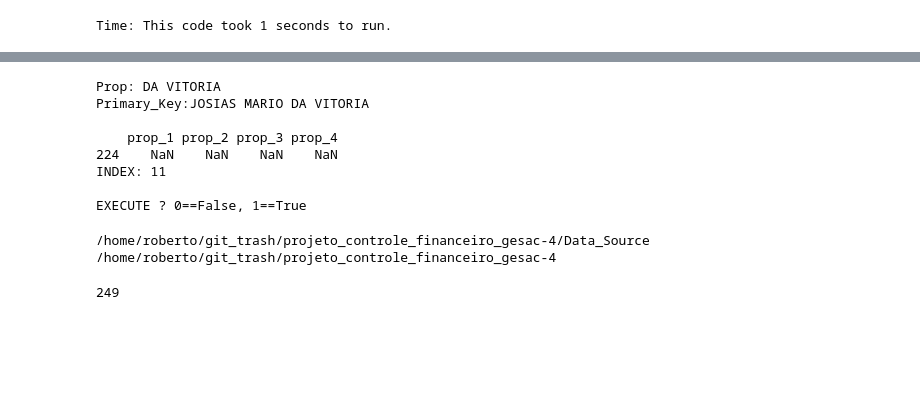
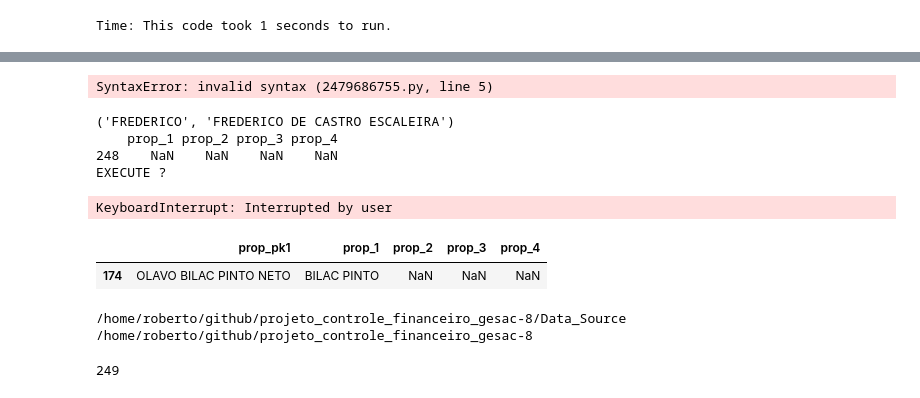
Before and after one commit to robertomdiniz5/Projeto-Controle-Financeiro-GESAC, a Jupyter notebook: controle_financeiro_gesac.ipynb, the cells around one changed output, grey strips where cells are left out. Saved outputs shown, nothing was run; the diff lists cells and outputs as text; code cells hidden in the pictures; blank space fills up the shorter version.

```diff
--- a/controle_financeiro_gesac.ipynb
+++ b/controle_financeiro_gesac.ipynb
@@ -156,7 +147,6 @@ df_sheets
 # %%
 start_time = time()
 # criando função 'regexing' p/ subst. nomes abreviados de forma a normalizar as strings
-
 
 lst_re = [
 ('PRF ','POLICIA RODOVIARIA FEDERAL '),
@@ -177,15 +167,12 @@ lst_re = [
 (r'-\s\w*',''),
 (r'\(.*\)','')]
 
-
 def regexing(value):
    for string in lst_re:
         value = re.sub(string[0],string[1],value)
    return value
 
 lst_proponente = []
-
-
 for index, prop in enumerate(df_pr['prop_pk1']):
     if df_pr['orgao'][index] == "senado":
         lst_proponente.append('SEN. ' + prop)
@@ -194,7 +181,7 @@ for index, prop in enumerate(df_pr['prop_pk1']):
     else:
         lst_proponente.append(prop)
 
-df_pr.prop_pk1 = [str(prop) for prop in df_pr.prop_pk1]
+df_pr['prop_pk1'] = [str(prop) for prop in df_pr.prop_pk1]
 
 df_pr['prop_pk2'] = lst_proponente
 
@@ -374,14 +301,0 @@ df_mt
-# %%
-for index, value in enumerate(lst_pr_no_key):
-   finding_more_prop_pks()
-   clear_output(wait=True)
-   sleep(1)1
-# %% [output]
-Prop: DA VITORIA
-Primary_Key:JOSIAS MARIO DA VITORIA
-
-    prop_1 prop_2 prop_3 prop_4
-224    NaN    NaN    NaN    NaN
-INDEX: 11
-
-EXECUTE ? 0==False, 1==True
@@ -388,11 +307,64 @@ EXECUTE ? 0==False, 1==True
+# %%
+lst_df_em_proponentes = []
+for prop in df_em['proponente'].loc[df_em['prop_pk1']=='']:
+    if prop not in lst_df_em_proponentes and prop!='NAN':
+        lst_df_em_proponentes.append(prop)
+
+props_pks = []
+for prop in lst_df_em_proponentes:
+    for prop_pk in df_pr['prop_pk1']:
+        if prop in prop_pk or prop_pk in prop:
+            props_pks.append((prop,prop_pk))
+        else:pass
+# %%
+#criando lista das colunas referente ao nome dos proponentes
+
+name = 'DA VITORIA'
+
+print(df_pr.loc[filter_pr(name)])
+# %% [output]
+SyntaxError: invalid syntax (2479686755.py, line 5)
+# %%
+key = [pks for props, pks in props_pks]
+proponente = [props for props, pks in props_pks]
+
+for index, value in enumerate(zip(key,proponente)):
+
+    clear_output(wait=True);sleep(1)
+    for i in range(4,0,-1):
+        exec(f"bool_v{i} = str(df_pr.loc[df_pr.prop_pk1 == key[{index}]].prop_{i}.values).strip('[]') == 'nan'")
+        exec(f'lst_bool.append(bool_v{i})')
+        exec(f'if bool_v{i} == True: number = {i}')
+
+    #menu_program
+    print((proponente[index],key[index]))
+    over_view = df_pr.loc[df_pr.prop_pk1 == key[index]][['prop_1','prop_2','prop_3','prop_4']]
+    print(over_view)
+    print('EXECUTE ?'); rule = int(input('EXECUTE ?'))
+
+    if rule == True:
+        exec(f"df_pr.loc[df_pr.prop_pk1 =='{key[index]}', 'prop_{number}'] = '{proponente[index]}'")
+    print(over_view,'\n','WAIT!'), sleep(2)
+# %% [output]
+('FREDERICO', 'FREDERICO DE CASTRO ESCALEIRA')
+    prop_1 prop_2 prop_3 prop_4
+248    NaN    NaN    NaN    NaN
+EXECUTE ?
+KeyboardInterrupt: Interrupted by user
+# %%
+df_pr.loc[df_pr.prop_pk1 =='OLAVO BILAC PINTO NETO', 'prop_1'] = 'BILAC PINTO'
+df_pr.loc[df_pr.prop_pk1 == key[n]][['prop_pk1','prop_1','prop_2','prop_3','prop_4']]
+# %% [output]
+|  | prop_pk1 | prop_1 | prop_2 | prop_3 | prop_4 |
+| 174 | OLAVO BILAC PINTO NETO | BILAC PINTO | NaN | NaN | NaN |
 # %%
 %cd Data_Source
 df_pr.to_excel('Proponentes.xlsx')
 
 %cd ..
 # %% [output]
-/home/roberto/git_trash/projeto_controle_financeiro_gesac-4/Data_Source
-/home/roberto/git_trash/projeto_controle_financeiro_gesac-4
+/home/roberto/github/projeto_controle_financeiro_gesac-8/Data_Source
+/home/roberto/github/projeto_controle_financeiro_gesac-8
 # %%
 df_sg
 
```
Also changed, not shown: parts of 8 cells of this notebook.
